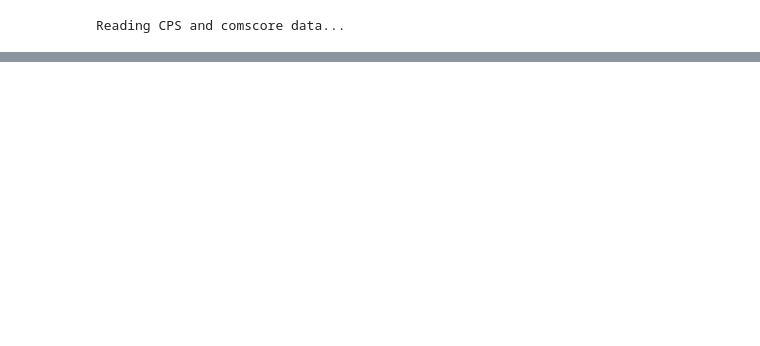
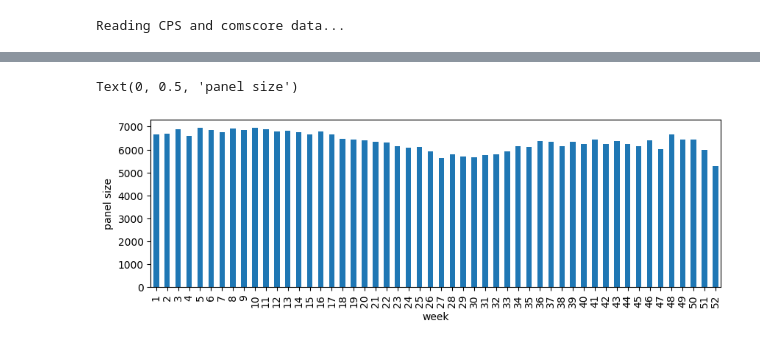
Before and after one commit to aberke/floc-analysis, a Jupyter notebook: notebooks/12.3 stratifying with good domains .ipynb, the cells around one changed output, grey strips where cells are left out. Drawn from its saved outputs; the diff is of its cells as text; code cells hidden in the pictures; blank space fills up the shorter version.

Commit message:
finished notebook sampling weekly panels
TODOs:
- double check the demographics in the panels
- move this work to a script?

```diff
--- a/notebooks/12.3 stratifying with good domains .ipynb
+++ b/notebooks/12.3 stratifying with good domains .ipynb
@@ -136,0 +168,2 @@ all_panels.to_csv('output/all_panels.csv')
+# %%
+all_panels_fpath = '../output/all_panels.csv'
@@ -136,0 +181,2 @@ all_panels.to_csv('output/all_panels.csv')
+# %%
+all_panels_df = pd.read_csv(all_panels_fpath)
@@ -136,0 +201,7 @@ all_panels.to_csv('output/all_panels.csv')
+# %%
+# assert all panels for the same week have the same size
+week_panel_id_counts = all_panels_df.groupby('week')['panel_id'].value_counts().rename('count')
+for week in all_panels_df.week.unique():
+    assert(week_panel_id_counts.xs(week).nunique() == 1)
+
+week_panel_id_counts
@@ -136,0 +222,9 @@ all_panels.to_csv('output/all_panels.csv')
+# %%
+fig, ax = plt.subplots(1,1, figsize=(10,3), dpi=100)
+week_panel_id_counts.to_frame().reset_index().drop_duplicates(
+    subset=['week']
+).set_index('week')['count'].plot.bar(ax=ax)
+ax.set_ylabel('panel size')
+# %% [output]
+Text(0, 0.5, 'panel size')
+[figure, added]
```
Also changed, not shown: parts of 27 cells of this notebook, 2 other files.
